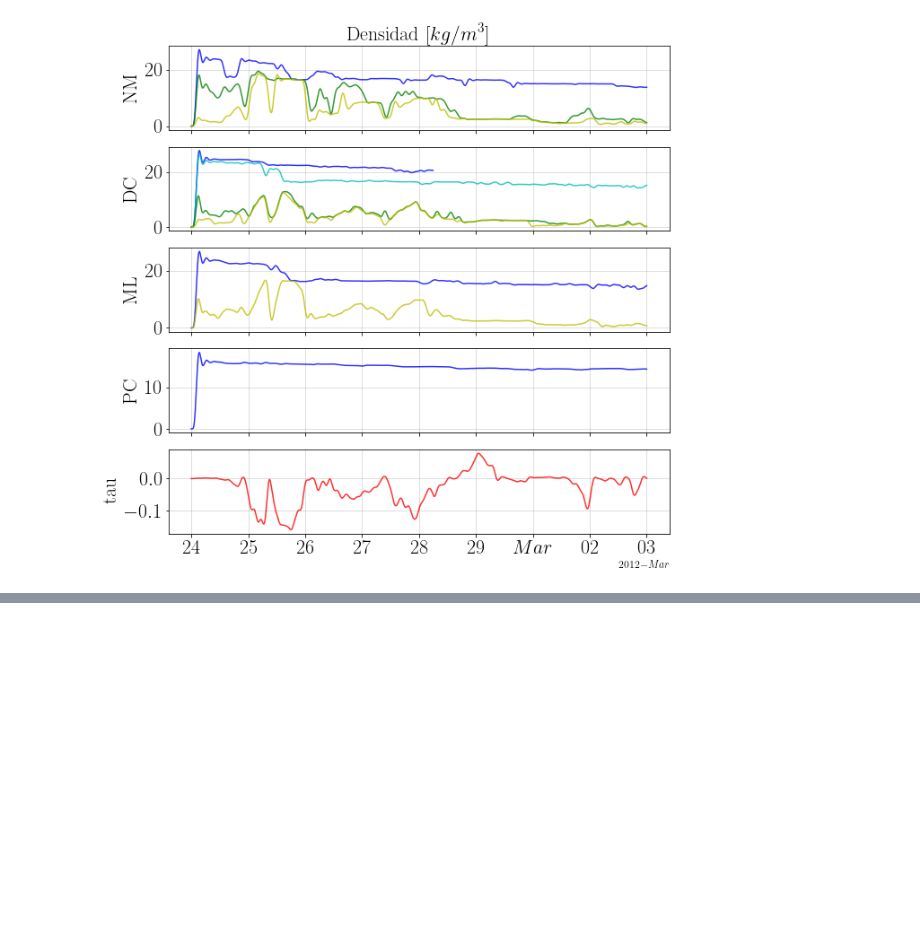
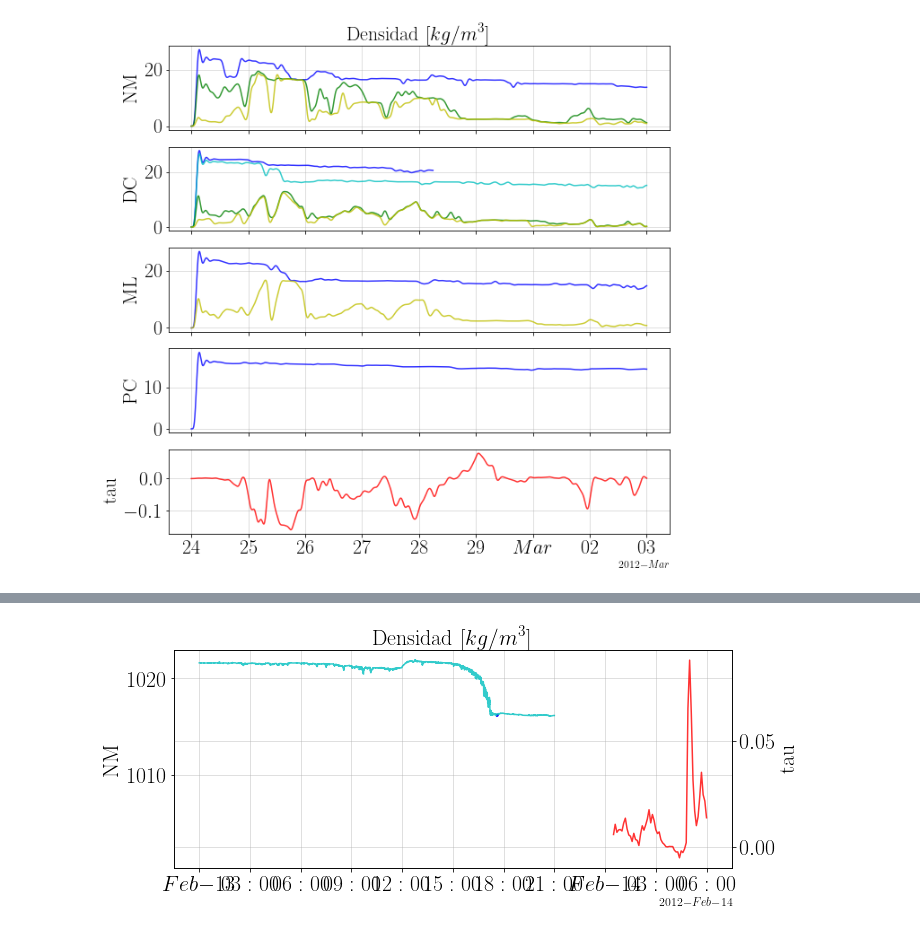
Before and after one commit to Dhannai/Thesis, a Jupyter notebook: febmar/CTD_nuevo.ipynb, the cells around one changed output, grey strips where cells are left out. Saved outputs shown, nothing was run; the diff lists cells and outputs as text; code cells hidden in the pictures; blank space fills up the shorter version.

```diff
--- a/febmar/CTD_nuevo.ipynb
+++ b/febmar/CTD_nuevo.ipynb
@@ -2025,0 +2114,70 @@ ax2.xaxis.set_major_formatter(formatter)
+# %%
+tdc1 = DC_CTD.sel(time=slice("2012-02-13 16:30:00","2012-02-13 21:00:00"), sensor=1, variables='Density')
+tdc2 = DC_CTD.sel(time=slice("2012-02-14 0:30:00","2012-02-14 21:00:00"), sensor=2, variables='Density')
+tdc3 = DC_CTD.sel(time=slice("2012-02-14 00:00:00","2012-02-14 6:00:00"), sensor=3, variables='Density')
+tdc4 = DC_CTD.sel(time=slice("2012-02-14 00:00:00","2012-02-14 6:00:00"), sensor=4, variables='Density')
+
+tnm1 = NM_CTD.sel(time=slice("2012-02-13 00:00:00","2012-02-13 21:00:00"), sensor=1, variables='Density')
+tnm2 = NM_CTD.sel(time=slice("2012-02-13 00:00:00","2012-02-13 21:00:00"), sensor=2, variables='Density')
+tnm3 = NM_CTD.sel(time=slice("2012-02-13 00:00:00","2012-02-13 21:00:00"), sensor=3, variables='Density')
+
+tml1 = ML_CTD.sel(time=slice("2012-02-13 11:00:00","2012-02-13 15:00:00"), sensor=1, variables='Density')
+tml2 = ML_CTD.sel(time=slice("2012-02-13 11:00:00","2012-02-13 15:00:00"), sensor=2, variables='Density')
+
+tpc1 = PC_CTD.sel(time=slice("2012-02-11 00:00:00","2012-02-13 00:00:00"), sensor=1, variables='Density')
+
+wdf = dfw['u'].loc[datetime(2012,2,14,0,30,0):datetime(2012,2,14,6,0,0)]
+
+q = Q.loc[datetime(2012,2,13,0,30,0):datetime(2012,2,13,21,0,0)]
+# %%
+#Inicio figura
+fig, (ax1) = plt.subplots(nrows=1, figsize=(10, 4), sharex=True)
+# fig, (ax1, ax2) = plt.subplots(nrows=2, figsize=(10, 6), sharex=True)
+
+#Formato fecha
+locator = mdates.AutoDateLocator()
+formatter = mdates.ConciseDateFormatter(locator)
+
+#Gráfico Temperatura
+ax1.set_title(r"Densidad "
+          r"$\displaystyle[kg/m^3]$",
+          fontsize=22)
+ax1.set_ylabel(r"NM",
+          fontsize=22)
+
+ax1.plot(tnm3.time, tnm3.v, c='b', alpha=0.8, label='bottom')
+ax1.plot(tnm2.time, tnm2.v, c='b', alpha=0.8, label='bottom')
+ax1.plot(tnm1.time, tnm1.v, c='c', alpha=0.8, label='mid')
+
+ax1.xaxis.set_tick_params(labelsize=22)
+ax1.yaxis.set_tick_params(labelsize=22)
+ax1.grid(alpha=0.5)
+
+ax5 = ax1.twinx()
+
+ax5.set_ylabel(r"tau",
+          fontsize=22)
+
+ax5.plot(wdf.index, -wdf, c='r', alpha=0.8, label='bottom')
+ax5.xaxis.set_tick_params(labelsize=22)
+ax5.yaxis.set_tick_params(labelsize=22)
+ax5.grid(alpha=0.5)
+
+# caudal
+
+ax2.set_ylabel(r"Q "
+          r"$\displaystyle[m^3/s]$",
+          fontsize=16)
+
+ax2.plot(q.index, q, 'k', lw=0.8)
+
+ax2.xaxis.set_tick_params(labelsize=16)
+ax2.yaxis.set_tick_params(labelsize=16)
+ax2.grid(alpha=0.5)
+
+
+
+ax1.xaxis.set_major_locator(locator)
+ax1.xaxis.set_major_formatter(formatter)
+# %% [output]
+[figure, added]
```
Also changed, not shown: parts of 5 cells of this notebook.
